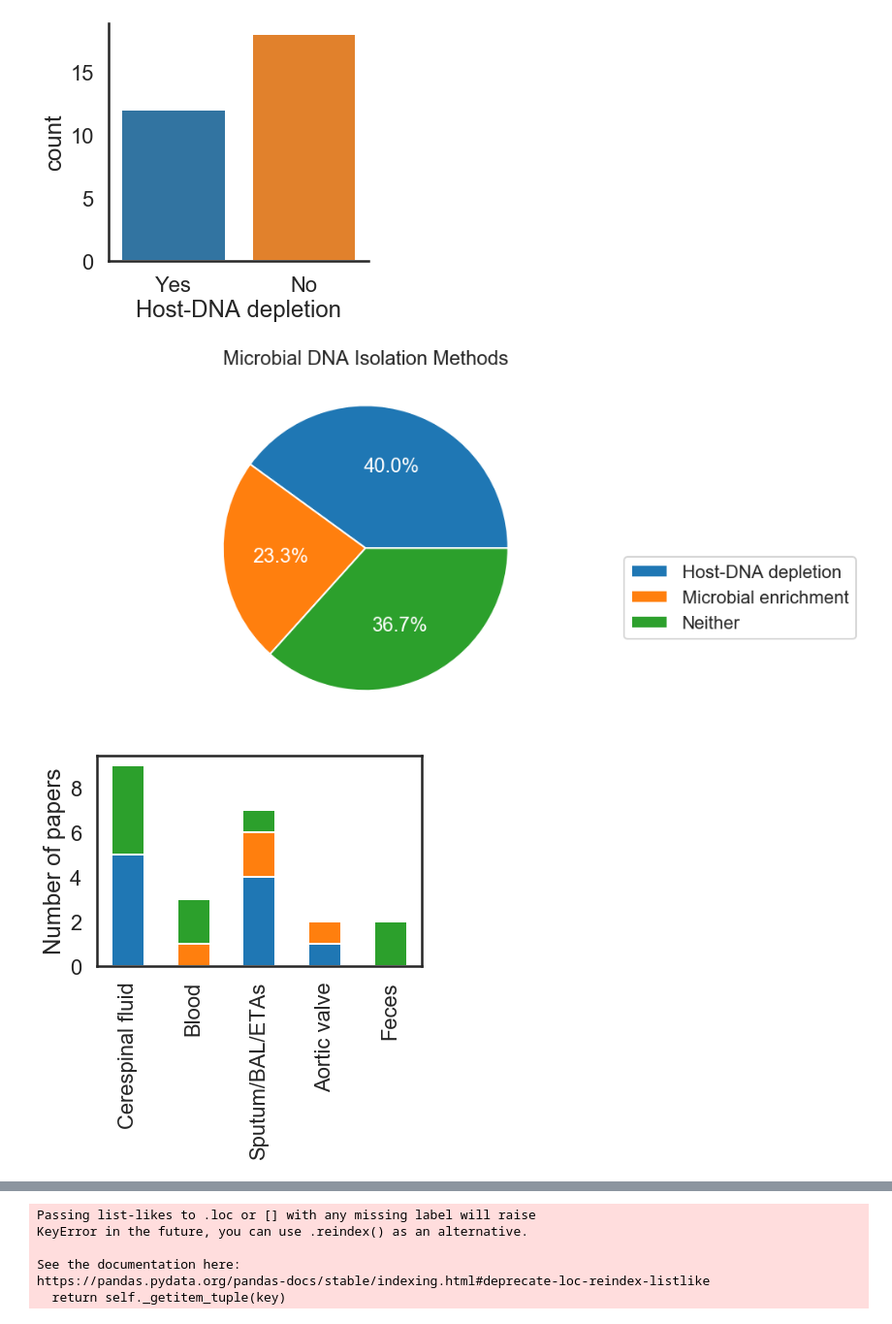
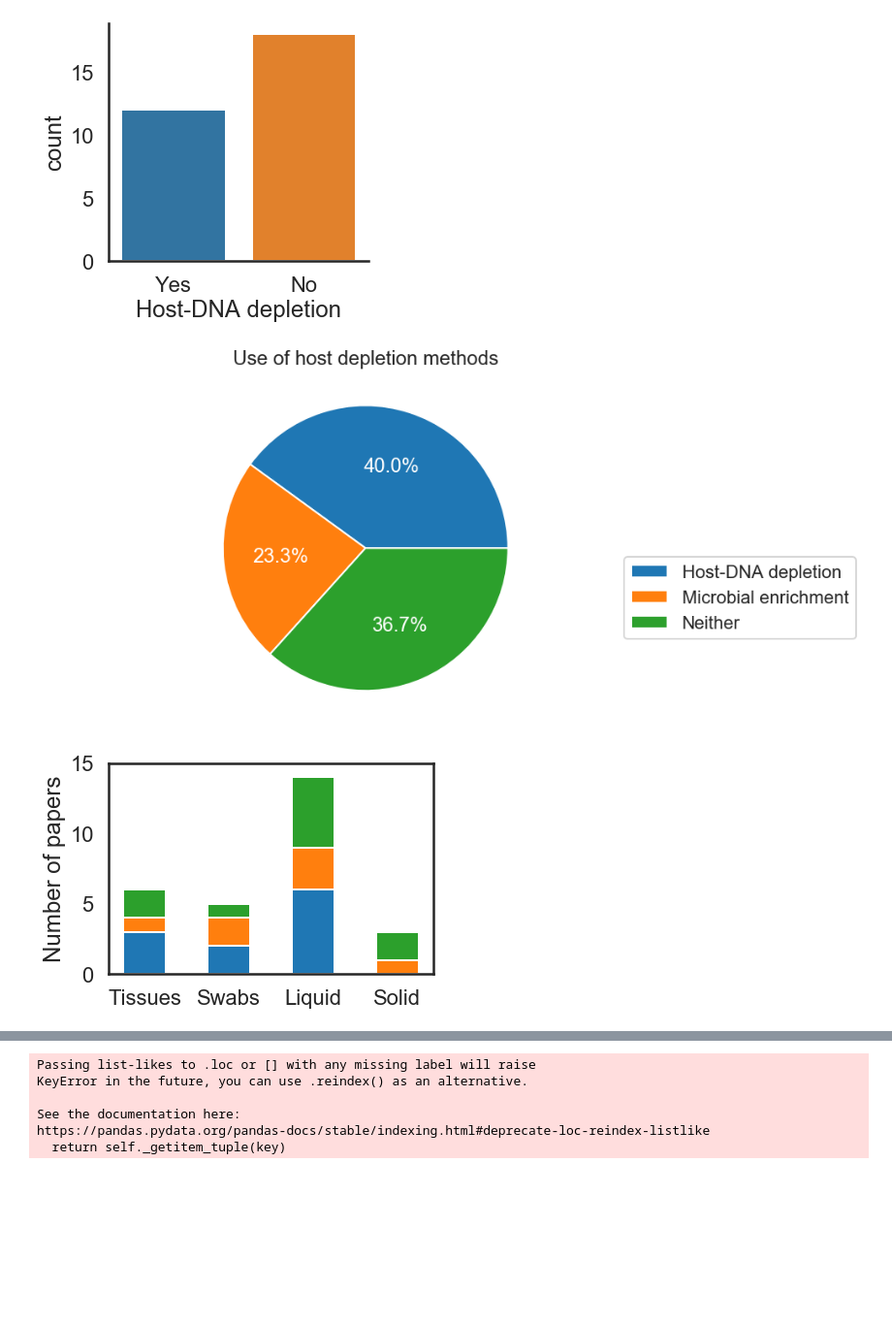
Before and after one commit to LizChang/Review-Paper-Figures, a Jupyter notebook: notebooks/table.ipynb, the cells around one changed output, grey strips where cells are left out. Shown at 97% size. Cells and saved outputs as stored; diff of their text form; code cells hidden in the pictures; blank space fills up the shorter version.

```diff
--- a/notebooks/table.ipynb
+++ b/notebooks/table.ipynb
@@ -26,33 +26,33 @@ seq = pd.DataFrame({'ratio': [12, 7, 11]}, index=['Host-DNA depletion','Microbia
 plot = seq.plot.pie(subplots=True, figsize=(8,8), autopct='%1.1f%%', textprops = {'color':"w"})
 plt.legend(loc='best', bbox_to_anchor=(1.9, 0.5))
 plt.ylabel("", color = "black")
-plt.title("Microbial DNA Isolation Methods")
-plt.savefig('../figures/isolation_methods_all.png',bbox_inches='tight')
+plt.title("Use of host depletion methods")
+plt.savefig('../figures/a.png',bbox_inches='tight')
 # %% [output]
-[figure, old version]
+[figure, new version]
 # %%
-N = 6
-host = [5,0,4,1,0]
-enrich = [0,1,2,1,0]
-nope = [4,2,1,0,2]
-position = [0,4,8,12,16]
-BarWidth = 2
+#N = 4
+host = [3,2,6,0]
+enrich = [1,2,3,1]
+nope = [2,1,5,2]
+position = [0,2,4,6]
+BarWidth = 1
 
 two_bottom = np.add(host, enrich)
 
 #Host depletion
 p1 = plt.bar(position, host, width=BarWidth)
 #enrichment
 p2 = plt.bar(position, enrich, width=BarWidth, bottom=host)
 #Neither
 p3 = plt.bar(position, nope, width=BarWidth, bottom=two_bottom)
 
-
+#plt.figure(figsize=(10,8))
 plt.ylabel('Number of papers')
-plt.xticks(position, ('Cerespinal fluid', 'Blood', 'Sputum/BAL/ETAs', 'Aortic valve','Feces'))
-plt.yticks(np.arange(0, 10, 2))
+plt.xticks(position, ('Tissues', 'Swabs', 'Liquid', 'Solid'))
+plt.yticks(np.arange(0, 20, 5))
 #plt.legend((p1[0], p2[0], p3[0]), ('Host-DNA depletion', 'Microbial enrichment', 'Neither'), loc='best', bbox_to_anchor=(1, 0.5))
-plt.xticks(rotation=90)
-plt.savefig('../figures/isolation_methods.png', bbox_inches='tight')
+#plt.xticks(rotation=90)
+plt.savefig('../figures/b.png',bbox_inches='tight')
 # %% [output]
-[figure, old version]
+[figure, new version]
```
Also changed, not shown: parts of 11 cells of this notebook, 18 other files.
